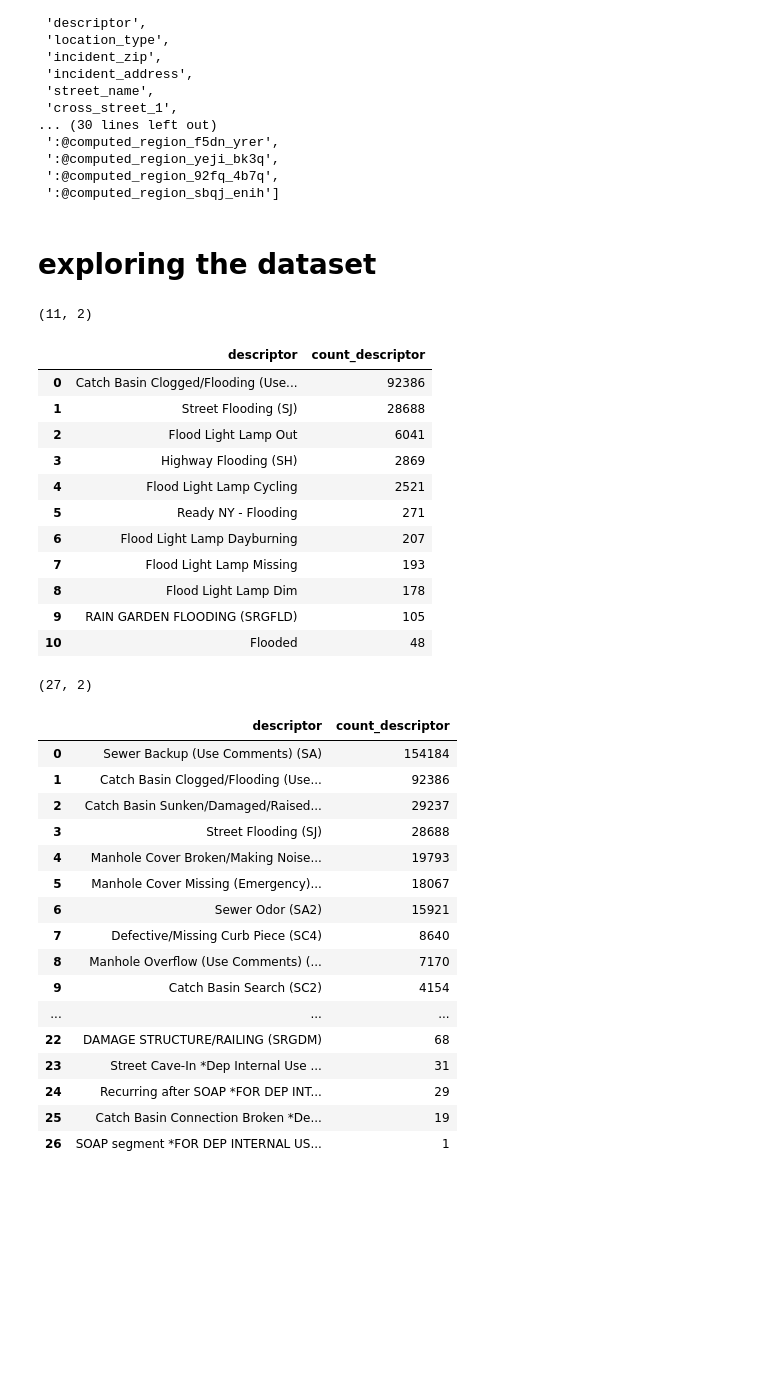
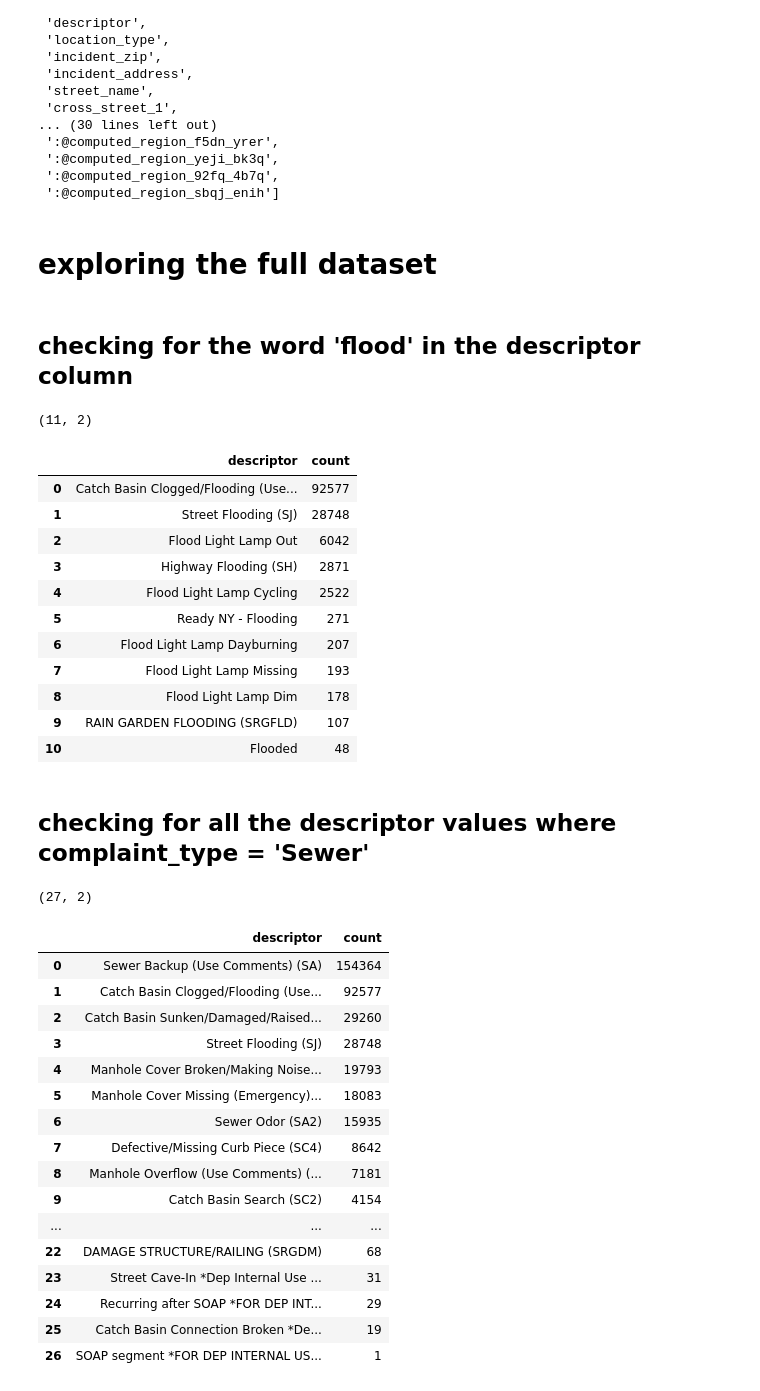
Before and after one commit to mebauer/elsa-flooding-nyc-311, a Jupyter notebook: query_tutorial.ipynb, the cells around one changed output. Drawn from its saved outputs; the diff is of its cells as text; code cells hidden in the pictures; blank space fills up the shorter version.

```diff
--- a/query_tutorial.ipynb
+++ b/query_tutorial.ipynb
@@ -50,13 +54,15 @@ metadata = client.get_metadata(socrata_dataset_identifier)
  ':@computed_region_92fq_4b7q',
  ':@computed_region_sbqj_enih']
 # %% [markdown]
-# exploring the dataset
+# exploring the full dataset
+# %% [markdown]
+## checking for the word 'flood' in the descriptor column
 # %%
 client = Socrata("data.cityofnewyork.us", socrata_token, timeout=1000)
 
 query = """
 SELECT
-    descriptor, count(descriptor)
+    descriptor, count(descriptor) AS count
 WHERE
     LOWER(descriptor) LIKE '%flood%'
 GROUP BY
@@ -74,51 +80,53 @@ print(results_df.shape)
 results_df
 # %% [output]
 (11, 2)
-|  | descriptor | count_descriptor |
-| 0 | Catch Basin Clogged/Flooding (Use... | 92386 |
-| 1 | Street Flooding (SJ) | 28688 |
-| 2 | Flood Light Lamp Out | 6041 |
-| 3 | Highway Flooding (SH) | 2869 |
-| 4 | Flood Light Lamp Cycling | 2521 |
+|  | descriptor | count |
+| 0 | Catch Basin Clogged/Flooding (Use... | 92577 |
+| 1 | Street Flooding (SJ) | 28748 |
+| 2 | Flood Light Lamp Out | 6042 |
+| 3 | Highway Flooding (SH) | 2871 |
+| 4 | Flood Light Lamp Cycling | 2522 |
 | 5 | Ready NY - Flooding | 271 |
 | 6 | Flood Light Lamp Dayburning | 207 |
 | 7 | Flood Light Lamp Missing | 193 |
 | 8 | Flood Light Lamp Dim | 178 |
-| 9 | RAIN GARDEN FLOODING (SRGFLD) | 105 |
+| 9 | RAIN GARDEN FLOODING (SRGFLD) | 107 |
 | 10 | Flooded | 48 |
+# %% [markdown]
+## checking for all the descriptor values where complaint_type = 'Sewer'
 # %%
 client = Socrata("data.cityofnewyork.us", socrata_token, timeout=1000)
 
 query = """
 SELECT
-    descriptor, count(descriptor)
+    descriptor, count(descriptor) AS count
 WHERE
     complaint_type='Sewer'
 GROUP BY
     descriptor
 ORDER BY
     count(descriptor) DESC
 """
 
 results = client.get("erm2-nwe9", query=query)
 
 # Convert to pandas DataFrame
 results_df = pd.DataFrame.from_records(results)
 
 print(results_df.shape)
 results_df.head(len(results_df))
 # %% [output]
 (27, 2)
-|  | descriptor | count_descriptor |
-| 0 | Sewer Backup (Use Comments) (SA) | 154184 |
-| 1 | Catch Basin Clogged/Flooding (Use... | 92386 |
-| 2 | Catch Basin Sunken/Damaged/Raised... | 29237 |
-| 3 | Street Flooding (SJ) | 28688 |
+|  | descriptor | count |
+| 0 | Sewer Backup (Use Comments) (SA) | 154364 |
+| 1 | Catch Basin Clogged/Flooding (Use... | 92577 |
+| 2 | Catch Basin Sunken/Damaged/Raised... | 29260 |
+| 3 | Street Flooding (SJ) | 28748 |
 | 4 | Manhole Cover Broken/Making Noise... | 19793 |
-| 5 | Manhole Cover Missing (Emergency)... | 18067 |
-| 6 | Sewer Odor (SA2) | 15921 |
-| 7 | Defective/Missing Curb Piece (SC4) | 8640 |
-| 8 | Manhole Overflow (Use Comments) (... | 7170 |
+| 5 | Manhole Cover Missing (Emergency)... | 18083 |
+| 6 | Sewer Odor (SA2) | 15935 |
+| 7 | Defective/Missing Curb Piece (SC4) | 8642 |
+| 8 | Manhole Overflow (Use Comments) (... | 7181 |
 | 9 | Catch Basin Search (SC2) | 4154 |
 | ... | ... | ... |
 | 22 | DAMAGE STRUCTURE/RAILING (SRGDM) | 68 |
```
Also changed, not shown: parts of 12 cells of this notebook, 2 other files.
